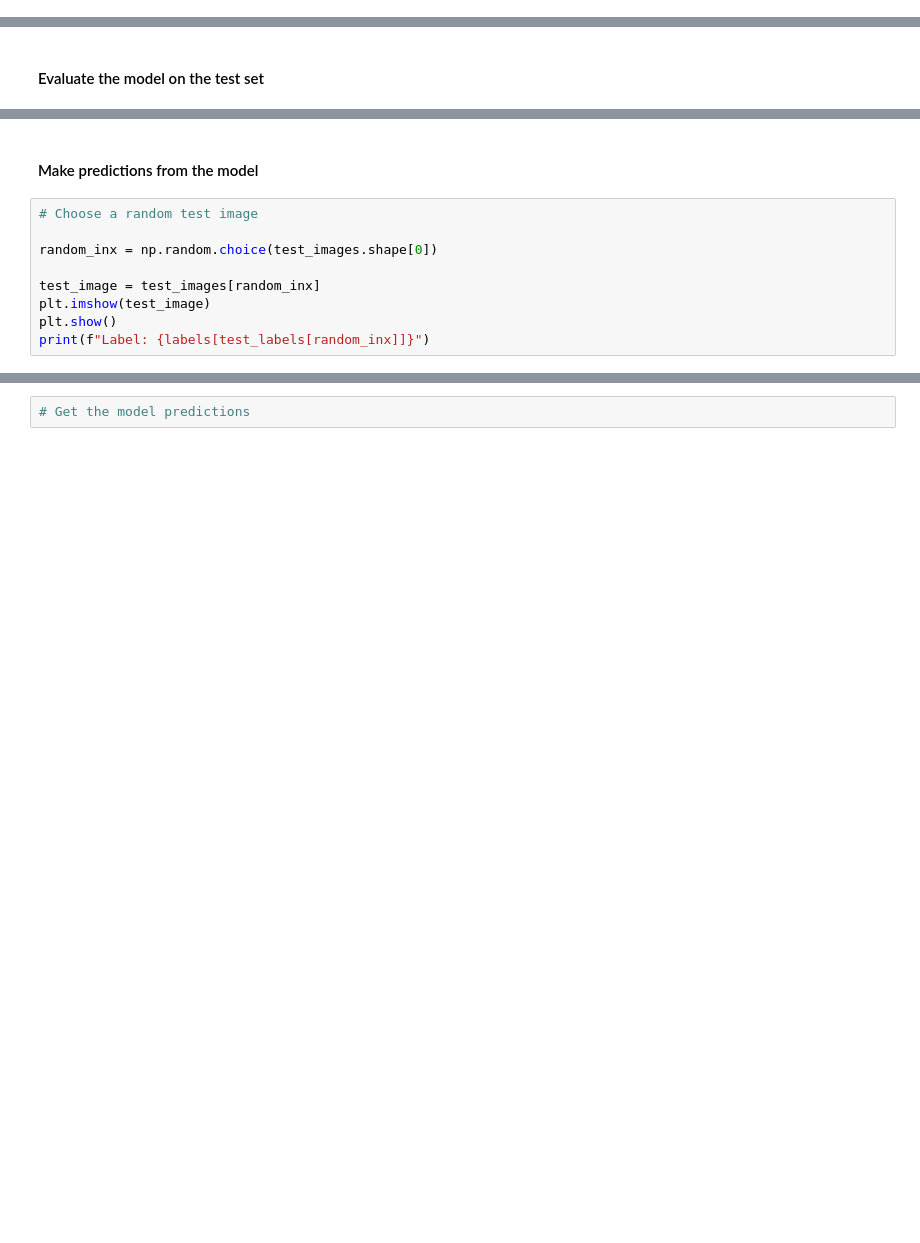
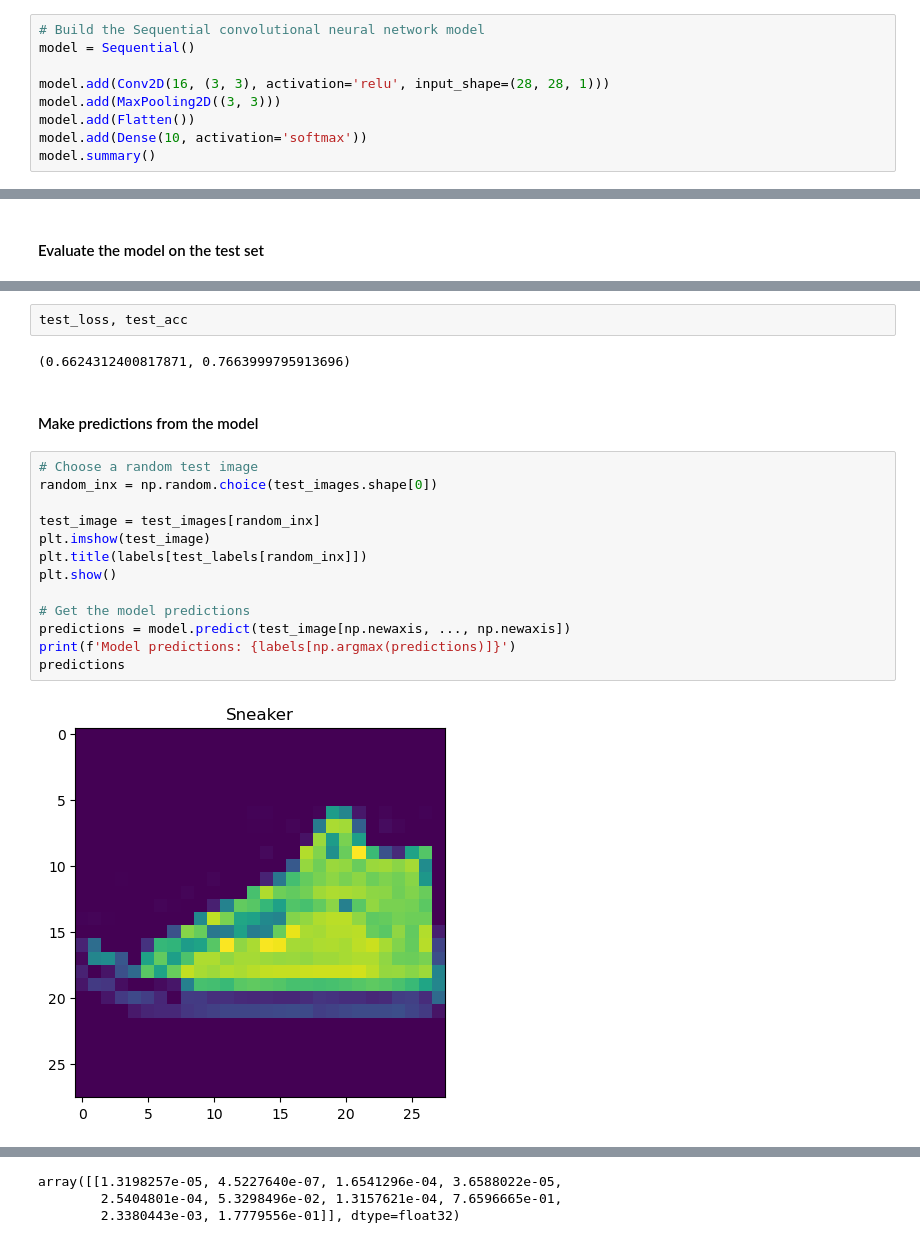
Before and after one commit to heritaco/Coursera, a Jupyter notebook: TensorFlow 2/01 Getting Started/02 The Secuential Model API/00 Coding Tutorial.ipynb, the cells around one changed output, grey strips where cells are left out. Drawn from its saved outputs; the diff is of its cells as text; blank space fills up the shorter version.

```diff
--- a/TensorFlow 2/01 Getting Started/02 The Secuential Model API/00 Coding Tutorial.ipynb
+++ b/TensorFlow 2/01 Getting Started/02 The Secuential Model API/00 Coding Tutorial.ipynb
@@ -181,0 +200,9 @@ fashion_mnist_data = tf.keras.datasets.fashion_mnist
+# %%
+# Build the Sequential convolutional neural network model
+model = Sequential()
+
+model.add(Conv2D(16, (3, 3), activation='relu', input_shape=(28, 28, 1)))
+model.add(MaxPooling2D((3, 3)))
+model.add(Flatten())
+model.add(Dense(10, activation='softmax'))
+model.summary()
@@ -228,11 +347,21 @@ import numpy as np
+# %%
+test_loss, test_acc
+# %% [output]
+(0.6624312400817871, 0.7663999795913696)
 # %% [markdown]
 #### Make predictions from the model
 # %%
 # Choose a random test image
-
 random_inx = np.random.choice(test_images.shape[0])
 
 test_image = test_images[random_inx]
 plt.imshow(test_image)
+plt.title(labels[test_labels[random_inx]])
 plt.show()
-print(f"Label: {labels[test_labels[random_inx]]}")
+
+# Get the model predictions
+predictions = model.predict(test_image[np.newaxis, ..., np.newaxis])
+print(f'Model predictions: {labels[np.argmax(predictions)]}')
+predictions
+# %% [output]
+[figure, added]
@@ -239,2 +372,3 @@ print(f"Label: {labels[test_labels[random_inx]]}")
+array([[1.3198257e-05, 4.5227640e-07, 1.6541296e-04, 3.6588022e-05,
+        2.5404801e-04, 5.3298496e-02, 1.3157621e-04, 7.6596665e-01,
+        2.3380443e-03, 1.7779556e-01]], dtype=float32)
-# %%
-# Get the model predictions
```
Also changed, not shown: parts of 23 cells of this notebook, 3 other files.
